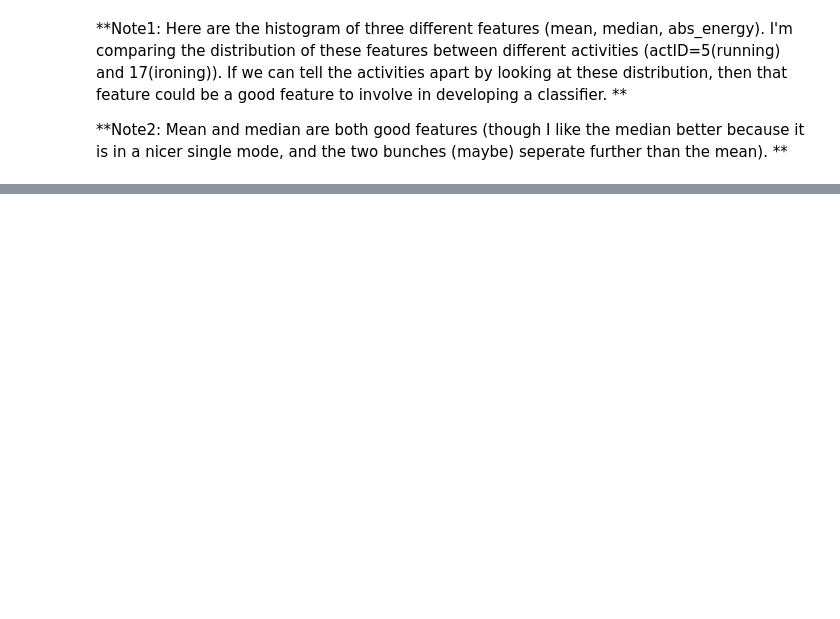
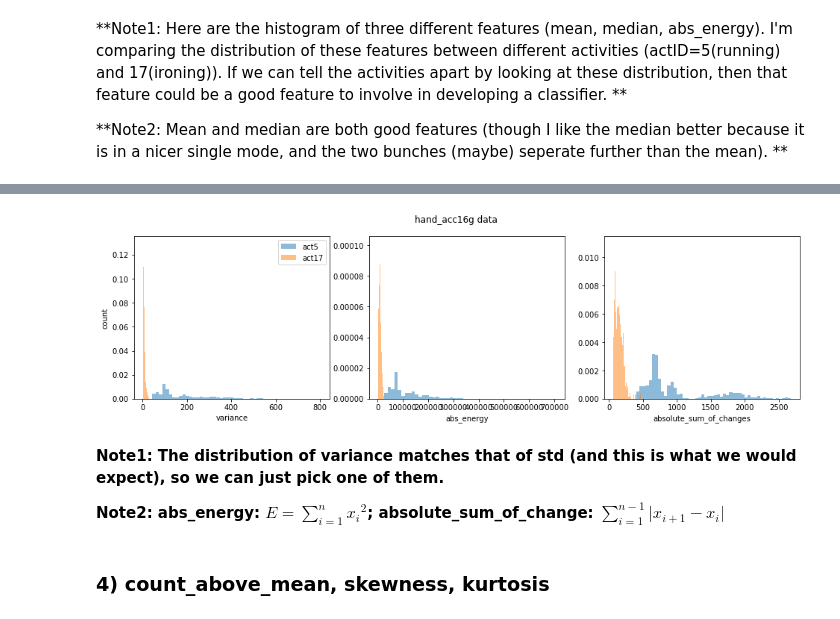
Before and after one commit to kcmeehan/BiometricsActivityClassification, a Jupyter notebook: feature_extraction.ipynb, the cells around one changed output, grey strips where cells are left out. Saved outputs shown, nothing was run; the diff lists cells and outputs as text; code cells hidden in the pictures; blank space fills up the shorter version.

```diff
--- a/feature_extraction.ipynb
+++ b/feature_extraction.ipynb
@@ -165,0 +166,31 @@ plt.xlabel('std');
+# %%
+hand_acc16g_x_variance5 = np.array([ft_cal.variance(act5DFlist[i].hand_acc16g_x) for i in range(len(act5DFlist))])
+hand_acc16g_x_absSumOfChange5 = np.array([ft_cal.absolute_sum_of_changes(act5DFlist[i].hand_acc16g_x) for i in range(len(act5DFlist))])
+
+hand_acc16g_x_variance17 = np.array([ft_cal.variance(act17DFlist[i].hand_acc16g_x) for i in range(len(act17DFlist))])
+hand_acc16g_x_absSumOfChange17 = np.array([ft_cal.absolute_sum_of_changes(act17DFlist[i].hand_acc16g_x) for i in range(len(act17DFlist))])
+# %%
+plt.figure(figsize=[16, 4])
+plt.suptitle('hand_acc16g data')
+plt.subplot(131)
+plt.hist(hand_acc16g_x_variance5, bins=50, label='act5', alpha=0.5, normed=True)
+plt.hist(hand_acc16g_x_variance17, bins=50, label='act17', alpha=0.5, normed=True)
+plt.xlabel('variance')
+plt.ylabel('count')
+plt.legend()
+plt.subplot(132)
+plt.hist(hand_acc16g_x_absEnergy5, bins=50, alpha=0.5, normed=True)
+plt.hist(hand_acc16g_x_absEnergy17, bins=50, alpha=0.5, normed=True)
+plt.xlabel('abs_energy')
+plt.subplot(133)
+plt.hist(hand_acc16g_x_absSumOfChange5, bins=50, alpha=0.5, normed=True)
+plt.hist(hand_acc16g_x_absSumOfChange17, bins=50, alpha=0.5, normed=True)
+plt.xlabel('absolute_sum_of_changes');
+# %% [output]
+[figure, added]
+# %% [markdown]
+**Note1: The distribution of variance matches that of std (and this is what we would expect), so we can just pick one of them.**
+
+**Note2: abs_energy: $E=\sum_{i=1}^n {x_i}^2$; absolute_sum_of_change: $\sum_{i=1}^{n-1} \vert x_{i+1}-x_i\vert$**
+# %% [markdown]
+### 4) count_above_mean, skewness, kurtosis
```
Also changed, not shown: parts of 12 cells of this notebook, 1 other file.
